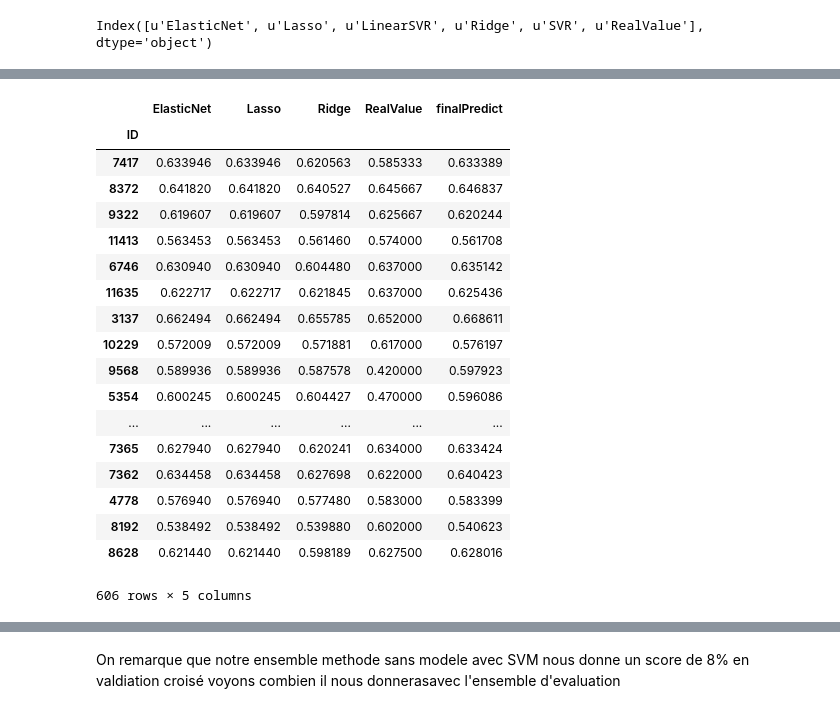
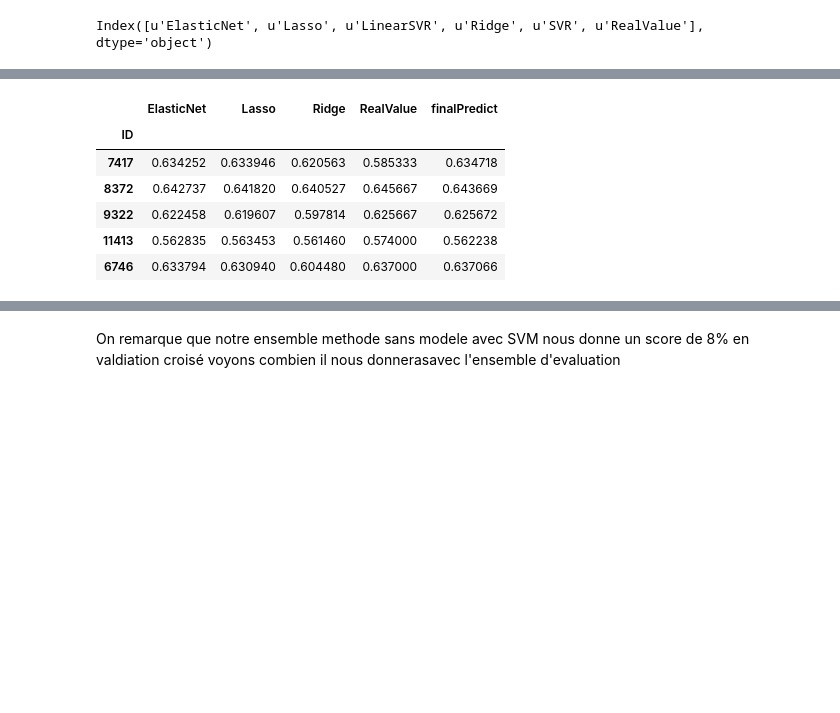
Before and after one commit to espoirMur/Student-Grade-Predictor, a Jupyter notebook: notebook/PredictiveModelTemp.ipynb, the cells around one changed output, grey strips where cells are left out. Saved outputs shown, nothing was run; the diff lists cells and outputs as text; code cells hidden in the pictures; blank space fills up the shorter version.

```diff
--- a/notebook/PredictiveModelTemp.ipynb
+++ b/notebook/PredictiveModelTemp.ipynb
@@ -135,25 +154,30 @@ it will train differents modele, encode data,scale data, and so on
       name=departement+reg.__class__.__name__
       joblib.dump(reg, "../predictivesModels/"+name+".pkl")
 # %%
+# %load ../codes/convertCat.py
 def ConvertCat(dataset, catCol,numCol):
     """this function will binarize a dataset given in parametrer and return the dataset with categorical columns binarise by one-hot encoding"""
-    enc= LabelBinarizer()
+    encs={}
     X_train_1=dataset[catCol]
     X=dataset[numCol]
     catCol=X_train_1.columns
     for col in catCol:
         data=dataset[[col]]
+        enc= LabelBinarizer()
         enc.fit(data)
         # Fitting One Hot Encoding on train data
         temp = enc.transform(dataset[[col]])
         # Changing the encoded features into a data frame with new column names
-        temp=pd.DataFrame(temp,columns=[ col + '-' +i for i in data[col].value_counts().index])
+        temp=pd.DataFrame(temp,columns=enc.classes_)
         # In side by side concatenation index values should be same
         # Setting the index values similar to the X_train data frame
         temp=temp.set_index(dataset.index)
         # adding the new One Hot Encoded varibales to the train data frame
+
         X=pd.merge(temp,X,right_index=True,left_index=True)
-    return X
+        #saving the encoder into a dict for others operations
+        encs[col]=enc
+    return X,encs
 # %%
 dataset=pd.read_csv("../dataset/DatasetFinalV1.csv",index_col="Unnamed: 0")
 dataset.set_index(keys='ID',inplace=True)
@@ -622,25 +671,13 @@ finalPred,finalRMSE=santeModel.ensembelMethods(predictedValues=predictedValues[[
 # %%
-finalPred
+finalPred.head(5)
 # %% [output]
 |  | ElasticNet | Lasso | Ridge | RealValue | finalPredict |
 | ID |  |  |  |  |  |
-| 7417 | 0.633946 | 0.633946 | 0.620563 | 0.585333 | 0.633389 |
-| 8372 | 0.641820 | 0.641820 | 0.640527 | 0.645667 | 0.646837 |
-| 9322 | 0.619607 | 0.619607 | 0.597814 | 0.625667 | 0.620244 |
-| 11413 | 0.563453 | 0.563453 | 0.561460 | 0.574000 | 0.561708 |
-| 6746 | 0.630940 | 0.630940 | 0.604480 | 0.637000 | 0.635142 |
-| 11635 | 0.622717 | 0.622717 | 0.621845 | 0.637000 | 0.625436 |
-| 3137 | 0.662494 | 0.662494 | 0.655785 | 0.652000 | 0.668611 |
-| 10229 | 0.572009 | 0.572009 | 0.571881 | 0.617000 | 0.576197 |
-| 9568 | 0.589936 | 0.589936 | 0.587578 | 0.420000 | 0.597923 |
-| 5354 | 0.600245 | 0.600245 | 0.604427 | 0.470000 | 0.596086 |
-| ... | ... | ... | ... | ... | ... |
-| 7365 | 0.627940 | 0.627940 | 0.620241 | 0.634000 | 0.633424 |
-| 7362 | 0.634458 | 0.634458 | 0.627698 | 0.622000 | 0.640423 |
-| 4778 | 0.576940 | 0.576940 | 0.577480 | 0.583000 | 0.583399 |
-| 8192 | 0.538492 | 0.538492 | 0.539880 | 0.602000 | 0.540623 |
-| 8628 | 0.621440 | 0.621440 | 0.598189 | 0.627500 | 0.628016 |
+| 7417 | 0.634252 | 0.633946 | 0.620563 | 0.585333 | 0.634718 |
+| 8372 | 0.642737 | 0.641820 | 0.640527 | 0.645667 | 0.643669 |
+| 9322 | 0.622458 | 0.619607 | 0.597814 | 0.625667 | 0.625672 |
+| 11413 | 0.562835 | 0.563453 | 0.561460 | 0.574000 | 0.562238 |
+| 6746 | 0.633794 | 0.630940 | 0.604480 | 0.637000 | 0.637066 |
-606 rows × 5 columns
 # %%
 finalRMSE*100/santeModel.dataset_bin.CGPA.mean()
 # %% [output]
```
Also changed, not shown: parts of 202 cells of this notebook, 21 other files.
